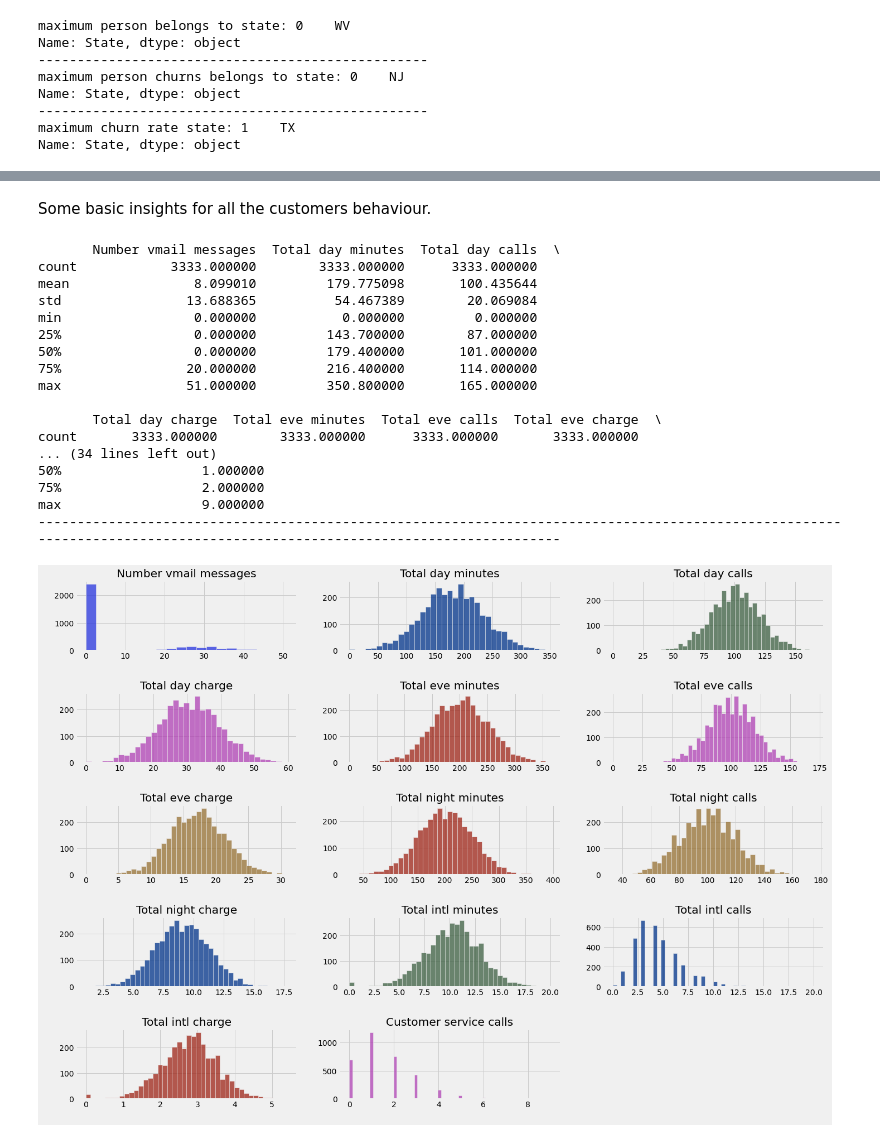
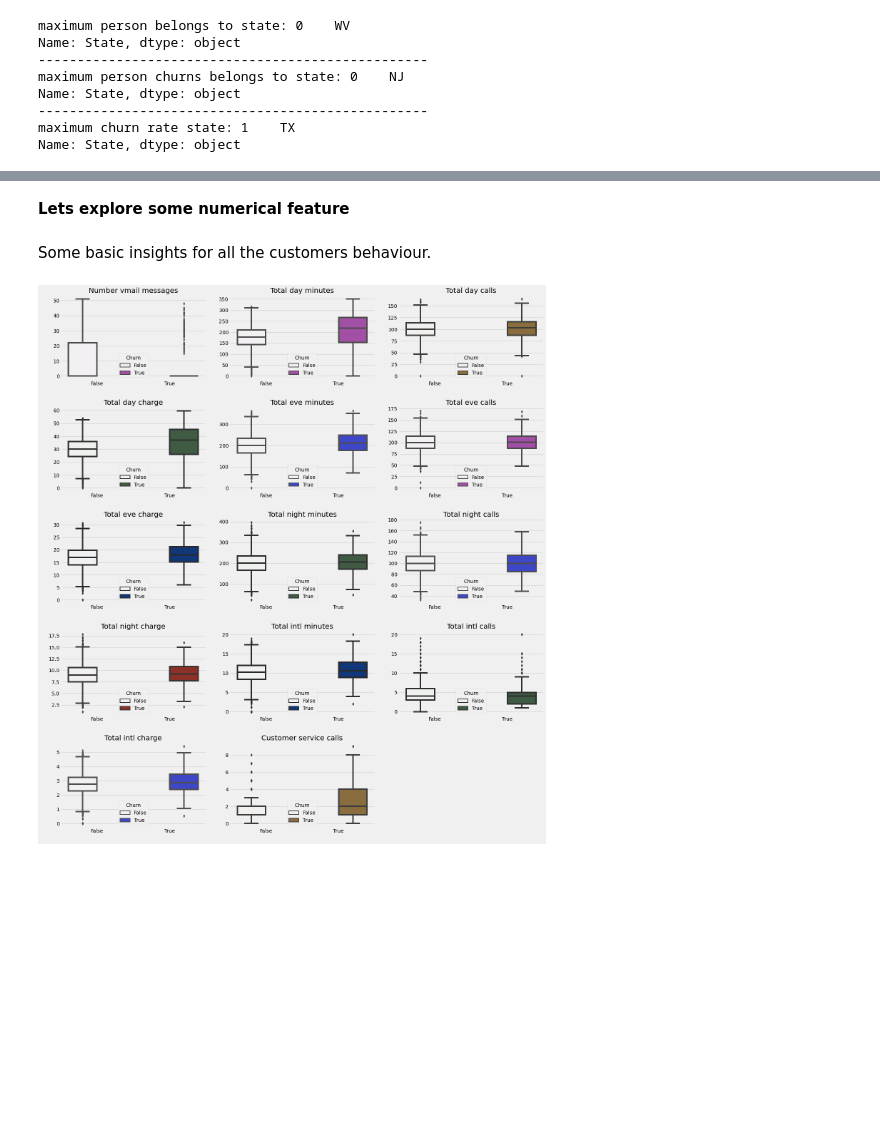
Before and after one commit to ad709kr/capstone_projects-EDA-on-Telecom-churn-analysis, a Jupyter notebook: Telecom_Churn_Analysis_Capstone_Project.ipynb, the cells around one changed output, grey strips where cells are left out. Saved outputs shown, nothing was run; the diff lists cells and outputs as text; code cells hidden in the pictures; blank space fills up the shorter version.

```diff
--- a/Telecom_Churn_Analysis_Capstone_Project.ipynb
+++ b/Telecom_Churn_Analysis_Capstone_Project.ipynb
@@ -284,42 +274,26 @@ Index(['State', 'Account length', 'Area code', 'International plan',
+# %% [markdown]
+**Lets explore some numerical feature**
 # %% [markdown]
 Some basic insights for all the customers behaviour.
 # %%
 df = data[['Number vmail messages', 'Total day minutes',
        'Total day calls', 'Total day charge', 'Total eve minutes',
        'Total eve calls', 'Total eve charge', 'Total night minutes',
        'Total night calls', 'Total night charge', 'Total intl minutes',
        'Total intl calls', 'Total intl charge', 'Customer service calls'
        ]]
-print(df.describe())
-print("-"*170)
 
 plt.style.use("fivethirtyeight")
 plt.figure(figsize= (20,22))
 color_ = [ '#9D2417', '#AF41B4', '#003389' ,'#3C5F41',  '#967032', '#2734DE']
 for i,col in enumerate(df.columns):
-  rand_col = color_[random.sample(range(6), 1)[0]]
-  plt.subplot(8,3, i+1)
-  sns.histplot(data=df,x=df[col], color = rand_col, fill = rand_col)
-  plt.title(col, color = 'black')
-  plt.ylabel(" ")
-  plt.xlabel(" ")
-  plt.tight_layout()
+  if col in df.columns:
+    rand_col = color_[random.sample(range(6), 1)[0]]
+    plt.subplot(5,3, i+1)
+    sns.boxplot(data=data,x = 'Churn',y=col, hue ='Churn', color = rand_col)
+    plt.title(col, color = 'black')
+    plt.ylabel(" ")
+    plt.xlabel(" ")
+    plt.tight_layout()
 # %% [output]
-       Number vmail messages  Total day minutes  Total day calls  \
-count            3333.000000        3333.000000      3333.000000
-mean                8.099010         179.775098       100.435644
-std                13.688365          54.467389        20.069084
-min                 0.000000           0.000000         0.000000
-25%                 0.000000         143.700000        87.000000
-50%                 0.000000         179.400000       101.000000
-75%                20.000000         216.400000       114.000000
-max                51.000000         350.800000       165.000000
-
-       Total day charge  Total eve minutes  Total eve calls  Total eve charge  \
-count       3333.000000        3333.000000      3333.000000       3333.000000
-... (34 lines left out)
-50%                  1.000000
-75%                  2.000000
-max                  9.000000
---------------------------------------------------------------------------------------------------------------------------------------------------------------------------
-[figure, old version]
+[figure, new version]
```
Also changed, not shown: parts of 9 cells of this notebook.
